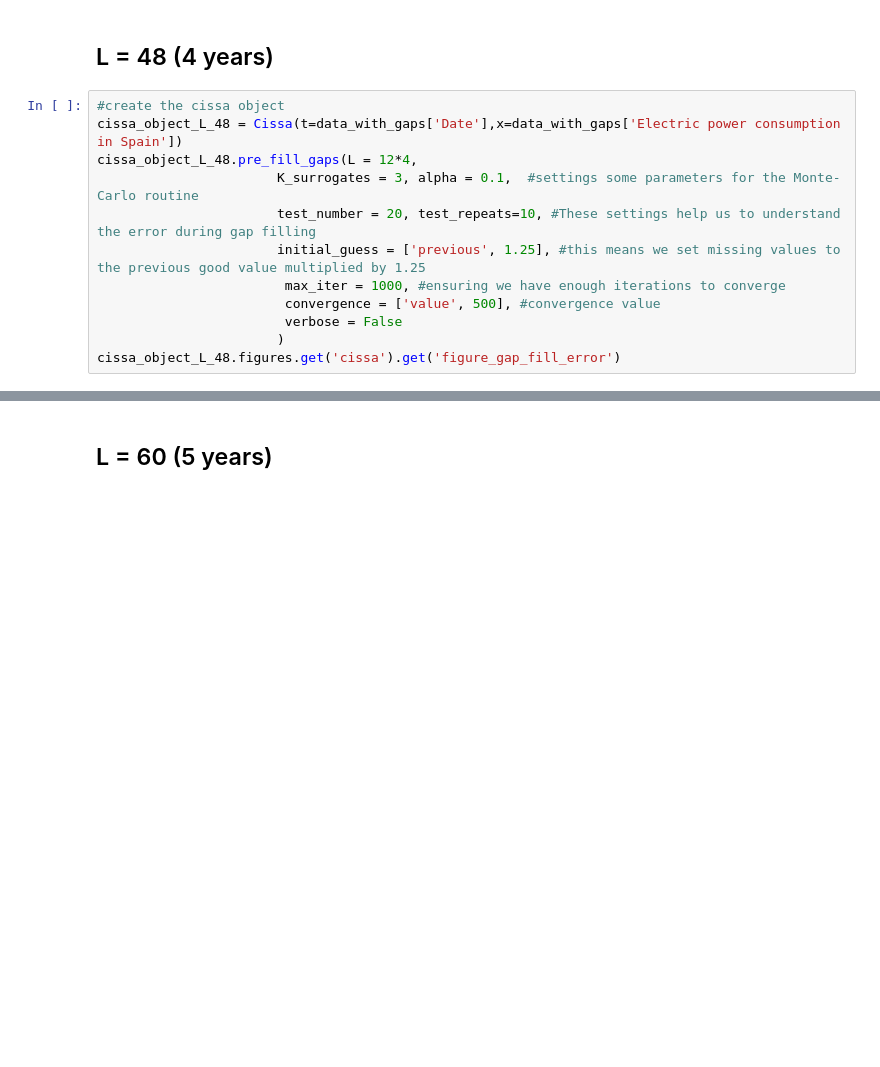
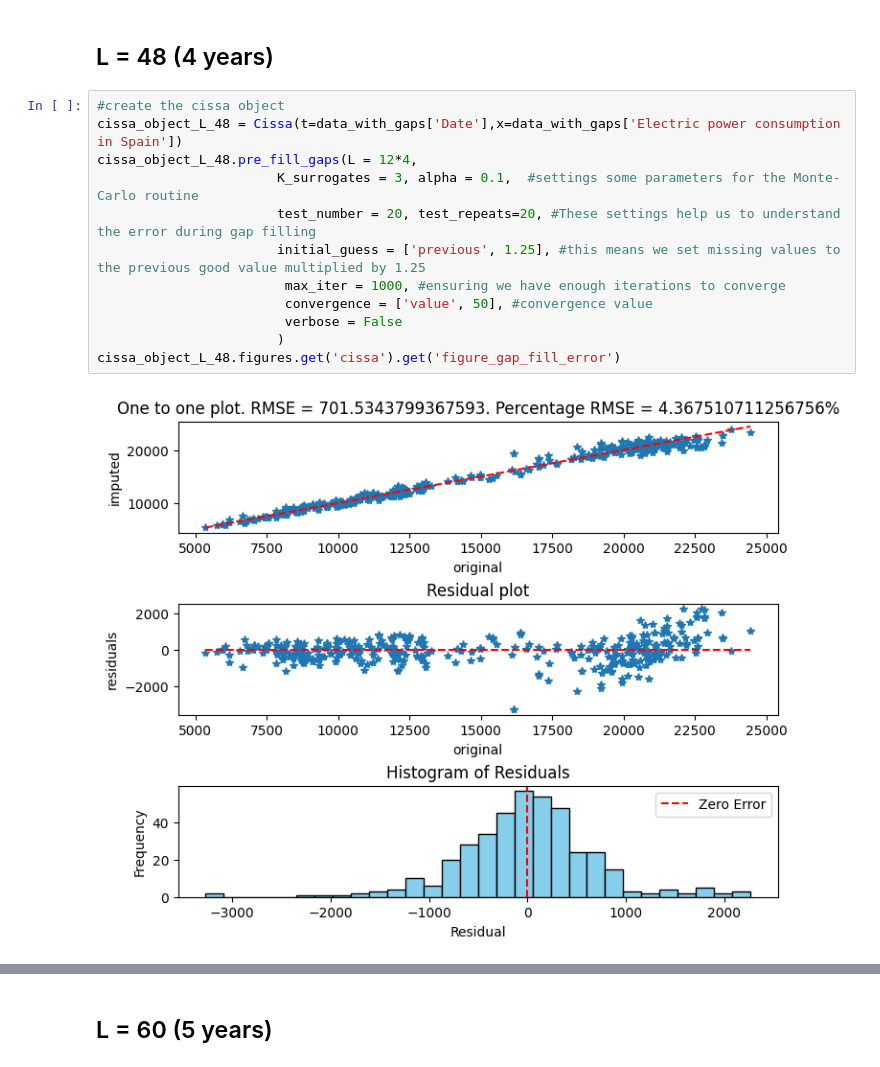
Before and after one commit to LukeAFullard/pyCiSSA, a Jupyter notebook: examples/cissa/gap_filling/Gap filling - Effect of window length L.ipynb, the cells around one changed output, grey strips where cells are left out. Saved outputs shown, nothing was run; the diff lists cells and outputs as text; blank space fills up the shorter version.

```diff
--- a/examples/cissa/gap_filling/Gap filling - Effect of window length L.ipynb
+++ b/examples/cissa/gap_filling/Gap filling - Effect of window length L.ipynb
@@ -72,12 +136,14 @@ cissa_object_L_36.figures.get('cissa').get('figure_gap_fill_error')
 # %%
 #create the cissa object
 cissa_object_L_48 = Cissa(t=data_with_gaps['Date'],x=data_with_gaps['Electric power consumption in Spain'])
 cissa_object_L_48.pre_fill_gaps(L = 12*4,
                        K_surrogates = 3, alpha = 0.1,  #settings some parameters for the Monte-Carlo routine
-                       test_number = 20, test_repeats=10, #These settings help us to understand the error during gap filling
+                       test_number = 20, test_repeats=20, #These settings help us to understand the error during gap filling
                        initial_guess = ['previous', 1.25], #this means we set missing values to the previous good value multiplied by 1.25
                         max_iter = 1000, #ensuring we have enough iterations to converge
-                        convergence = ['value', 500], #convergence value
+                        convergence = ['value', 50], #convergence value
                         verbose = False
                        )
 cissa_object_L_48.figures.get('cissa').get('figure_gap_fill_error')
+# %% [output]
+[figure, added]
```
Also changed, not shown: parts of 39 cells of this notebook, 2 other files.
